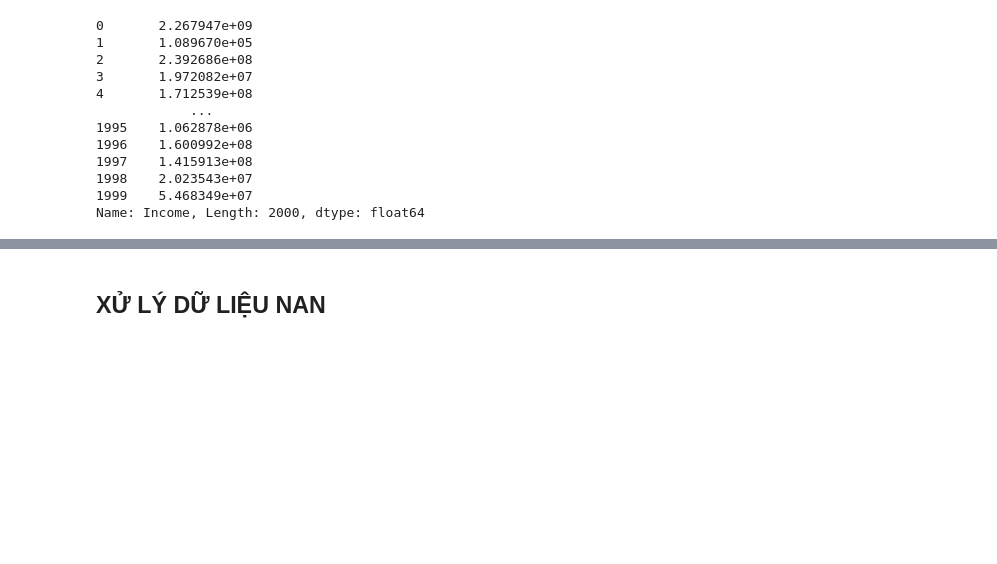
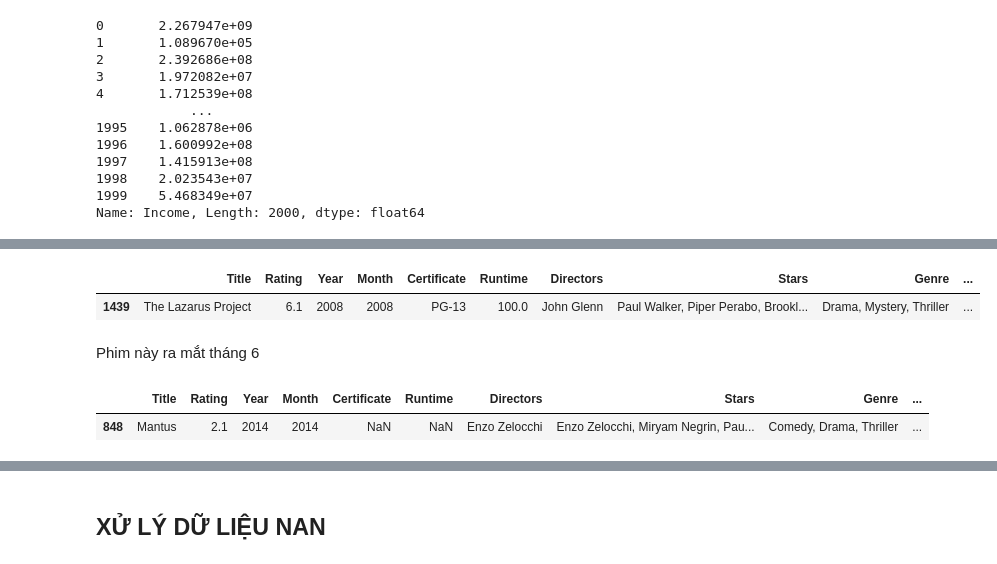
Before and after one commit to 20120273/Movie-Visualize, a Jupyter notebook: tienxuly.ipynb, the cells around one changed output, grey strips where cells are left out. Cells and saved outputs as stored; diff of their text form; code cells hidden in the pictures; blank space fills up the shorter version.

```diff
--- a/tienxuly.ipynb
+++ b/tienxuly.ipynb
@@ -288,0 +307,7 @@ Name: Income, Length: 2000, dtype: float64
+# %%
+df_movie[df_movie['Month'] == '2008']
+# %% [output]
+|  | Title | Rating | Year | Month | Certificate | Runtime | Directors | Stars | Genre | ... |
+| 1439 | The Lazarus Project | 6.1 | 2008 | 2008 | PG-13 | 100.0 | John Glenn | Paul Walker, Piper Perabo, Brookl... | Drama, Mystery, Thriller | ... |
+# %% [markdown]
+Phim này ra mắt tháng 6
@@ -288,0 +316,5 @@ Name: Income, Length: 2000, dtype: float64
+# %%
+df_movie[df_movie['Month'] == '2014']
+# %% [output]
+|  | Title | Rating | Year | Month | Certificate | Runtime | Directors | Stars | Genre | ... |
+| 848 | Mantus | 2.1 | 2014 | 2014 | NaN | NaN | Enzo Zelocchi | Enzo Zelocchi, Miryam Negrin, Pau... | Comedy, Drama, Thriller | ... |
```
Also changed, not shown: parts of 16 cells of this notebook, 1 other file.
